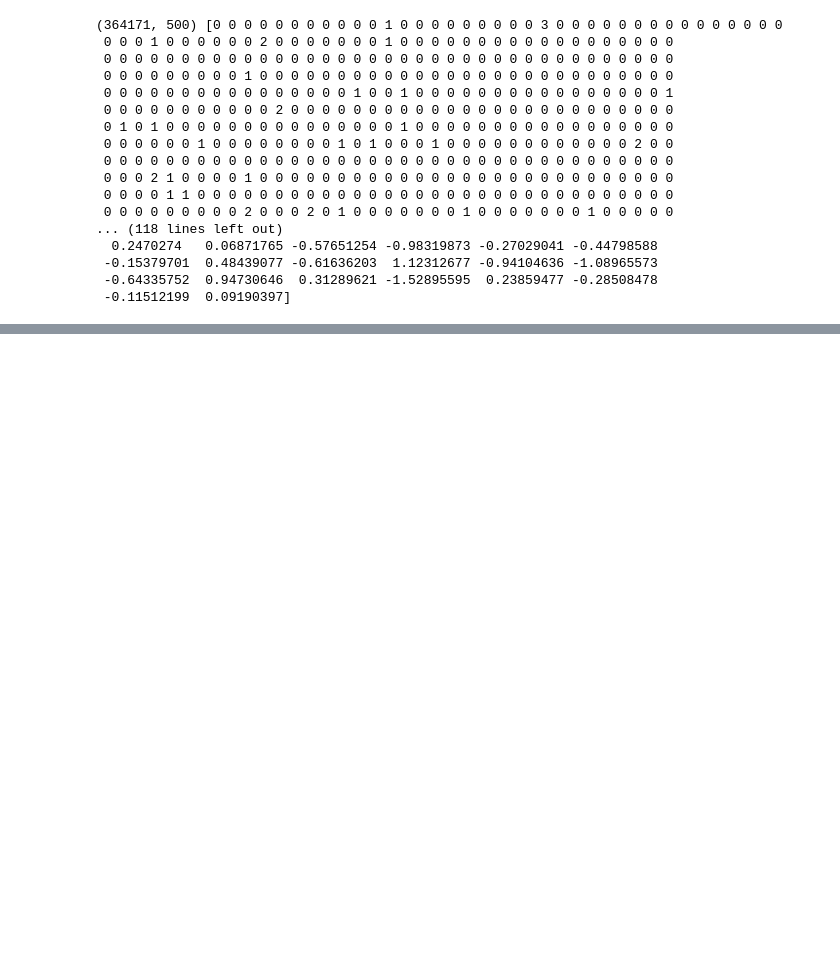
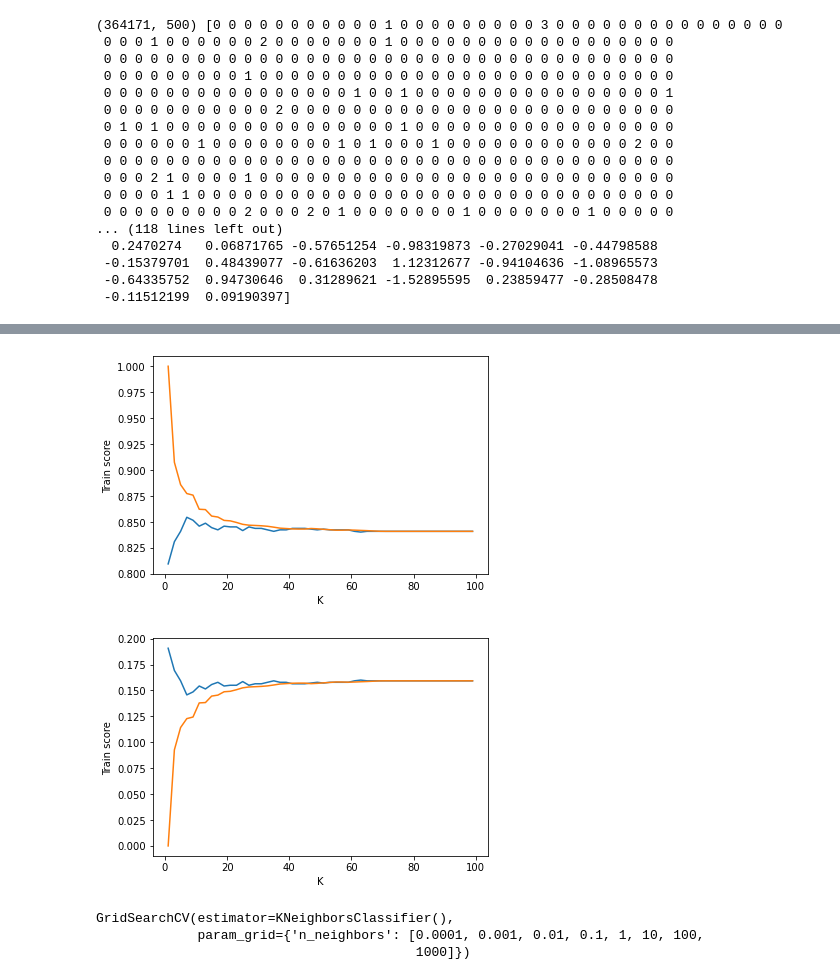
Before and after one commit to Sahil-Chavan/ML_Playground, a Jupyter notebook: Final Files/AFFR_KNN.ipynb, the cells around one changed output, grey strips where cells are left out. Drawn from its saved outputs; the diff is of its cells as text; code cells hidden in the pictures; blank space fills up the shorter version.

```diff
--- a/Final Files/AFFR_KNN.ipynb
+++ b/Final Files/AFFR_KNN.ipynb
@@ -91,0 +191,12 @@ class Knn:
+# %%
+knn.Plot_scrs()
+# %% [output]
+[figure, added]
+[figure, added]
+# %%
+clf = GridSearchCV(estimator=KNeighborsClassifier(),param_grid={'n_neighbors':[10**-4,10**-3,10**-2,10**-1,1,10**1,10**2,10**3]})
+clf.fit(avg_w2v[11000:13000],Scr[11000:13000])
+# %% [output]
+GridSearchCV(estimator=KNeighborsClassifier(),
+             param_grid={'n_neighbors': [0.0001, 0.001, 0.01, 0.1, 1, 10, 100,
+                                         1000]})
```
Also changed, not shown: parts of 17 cells of this notebook, 1 other file.
